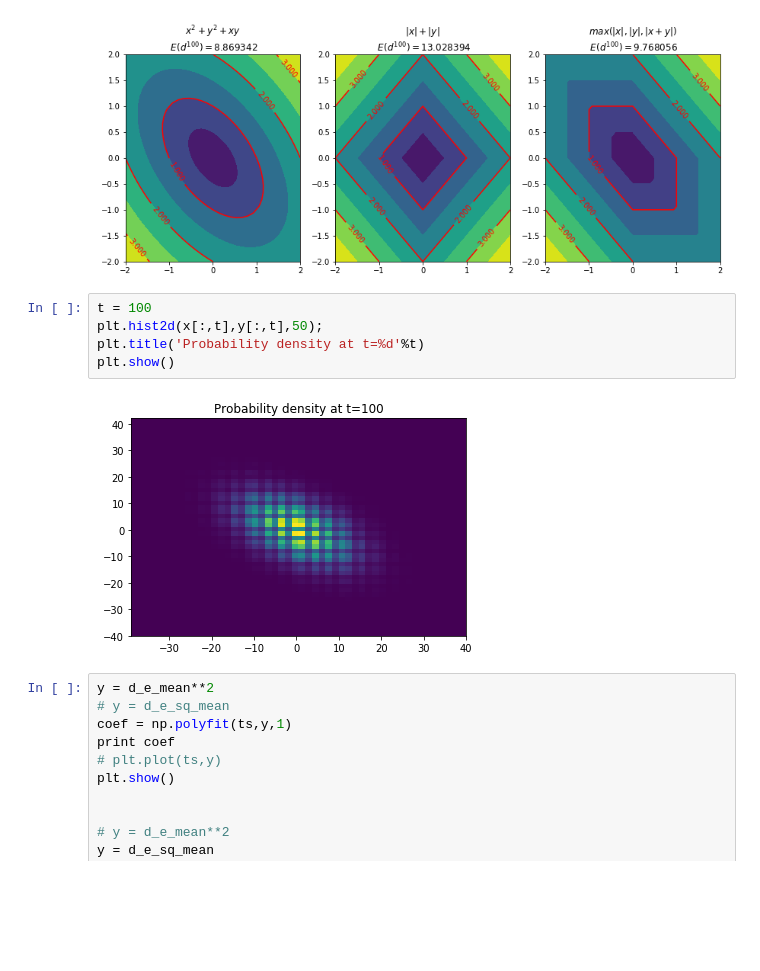
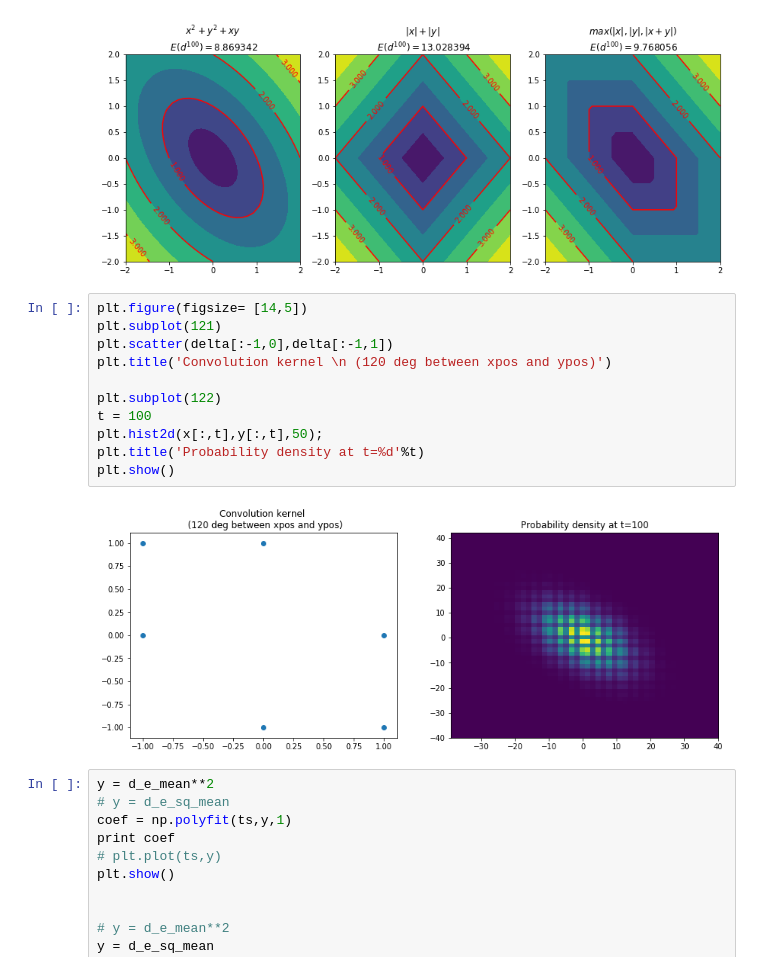
Before and after one commit to MathAndAlgo/DiscussionBoard, a Jupyter notebook: [概率论]正三角形密铺上的随机游走.ipynb, the cells around one changed output. Saved outputs shown, nothing was run; the diff lists cells and outputs as text; blank space fills up the shorter version.

```diff
--- a/[概率论]正三角形密铺上的随机游走.ipynb
+++ b/[概率论]正三角形密铺上的随机游走.ipynb
@@ -155,12 +156,18 @@ plt.show()
 # %% [output]
 [figure]
 # %%
+plt.figure(figsize= [14,5])
+plt.subplot(121)
+plt.scatter(delta[:-1,0],delta[:-1,1])
+plt.title('Convolution kernel \n (120 deg between xpos and ypos)')
+
+plt.subplot(122)
 t = 100
 plt.hist2d(x[:,t],y[:,t],50);
 plt.title('Probability density at t=%d'%t)
 plt.show()
 # %% [output]
-[figure, old version]
+[figure, new version]
 # %%
 y = d_e_mean**2
 # y = d_e_sq_mean
```
Also changed, not shown: parts of 1 cell of this notebook.
